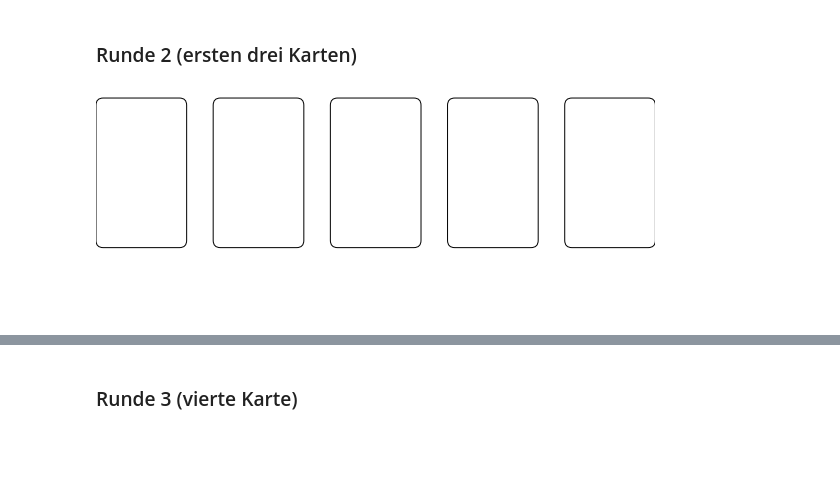
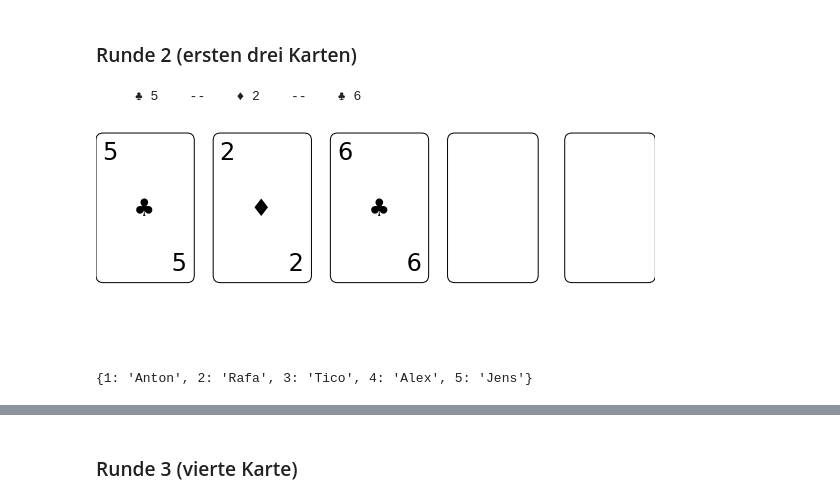
Before and after one commit to JENScoding/Lets-play-poker, a Jupyter notebook: Poker_game_dealer.ipynb, the cells around one changed output, grey strips where cells are left out. Cells and saved outputs as stored; diff of their text form; code cells hidden in the pictures; blank space fills up the shorter version.

```diff
--- a/Poker_game_dealer.ipynb
+++ b/Poker_game_dealer.ipynb
@@ -6,3 +10,13 @@ import play_poker as po
+# %%
+# lege die Spieler fest
+spieler = ("Spieler: ", "Anton", "Rafa", "Tico", "Alex", "Jens", "", "", "")
+
+n_spieler = 5
+offene_karten = 5
+
+spieler_dict = {}
+for index in range(1, (n_spieler + 1)):
+    spieler_dict[index] = spieler[index]
 # %% [markdown]
 ---
 
@@ -121,5 +168,5 @@ print(seed)
 # %%
-karten_im_spiel = po.alle_karten(seed)
+karten_im_spiel = po.alle_karten(seed, n_spieler, offene_karten)
 # %%
 Anton = [karten_im_spiel[Schlüssel][schlüssel1], karten_im_spiel[Schlüssel][schlüssel2]]
 Rafa = [karten_im_spiel[Schlüssel][schlüssel3], karten_im_spiel[Schlüssel][schlüssel4]]
@@ -154,7 +207,8 @@ print(total_pot)
 # %% [markdown]
 ### Runde 2 (ersten drei Karten)
 # %%
-po.offenlegen("null", karten_im_spiel)
-#po.offenlegen("flop", karten_im_spiel)
+#po.offenlegen("null", karten_im_spiel, n_spieler)
+po.offenlegen("flop", karten_im_spiel, n_spieler)
 # %% [output]
+     ♣ 5    --    ♦ 2    --    ♣ 6
-[figure, old version]
+[figure, new version]
@@ -168,3 +215,16 @@ geld_Jens += 0
+# %%
+# Einsätze
+print(spieler_dict)
+einsatz_spieler1 += 0
+einsatz_spieler2 += 0
+einsatz_spieler3 += 0
+einsatz_spieler4 += 0
+einsatz_spieler5 += 0
+einsatz_spieler6 += 0
+einsatz_spieler7 += 0
+einsatz_spieler8 += 0
+# %% [output]
+{1: 'Anton', 2: 'Rafa', 3: 'Tico', 4: 'Alex', 5: 'Jens'}
 # %%
 total_pot = po.pot(geld_einsatz)
 print(total_pot)
```
Also changed, not shown: parts of 29 cells of this notebook.
